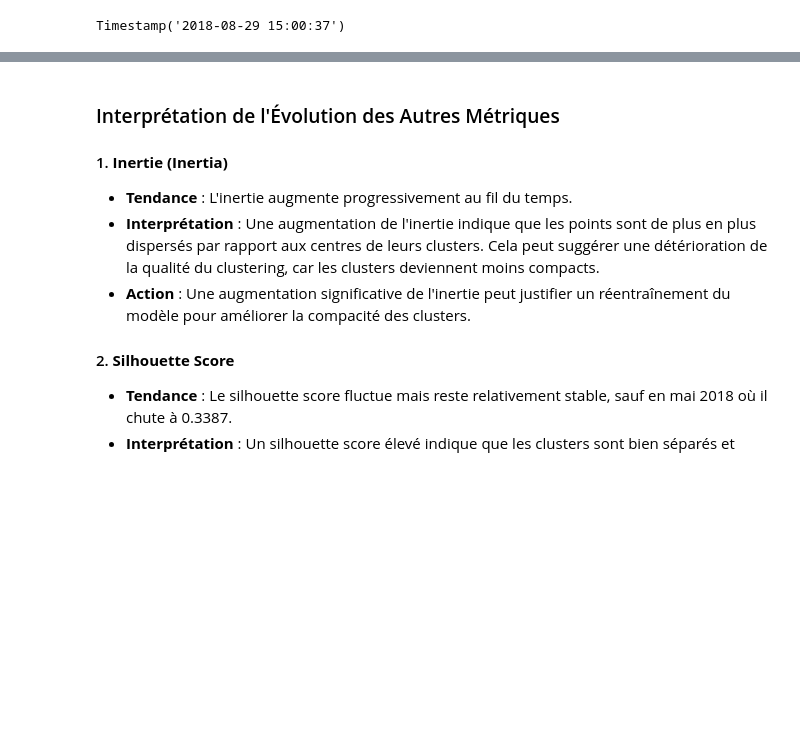
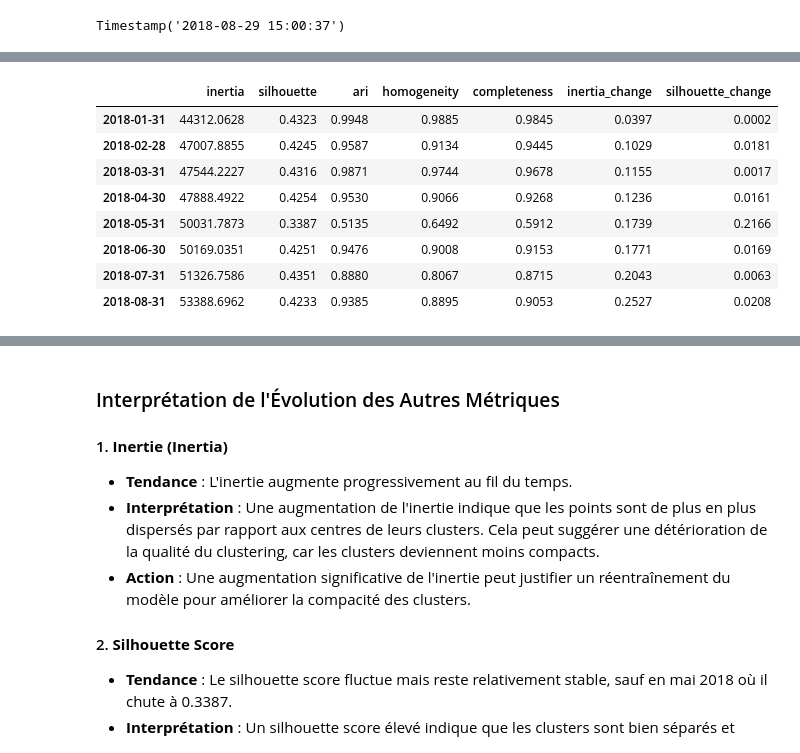
Before and after one commit to DavidScanu/oc-ai-engineer-p05-segmentez-clients-e-commerce, a Jupyter notebook: p05-david_scanu_04_notebook_simulation_20250117.ipynb, the cells around one changed output, grey strips where cells are left out. Cells and saved outputs as stored; diff of their text form; code cells hidden in the pictures; blank space fills up the shorter version.

```diff
--- a/p05-david_scanu_04_notebook_simulation_20250117.ipynb
+++ b/p05-david_scanu_04_notebook_simulation_20250117.ipynb
@@ -349,0 +363,13 @@ Wall time: 2min 40s
+# %%
+metrics_over_time_df = pd.DataFrame(metrics_over_time).T.round(4)
+metrics_over_time_df
+# %% [output]
+|  | inertia | silhouette | ari | homogeneity | completeness | inertia_change | silhouette_change |
+| 2018-01-31 | 44312.0628 | 0.4323 | 0.9948 | 0.9885 | 0.9845 | 0.0397 | 0.0002 |
+| 2018-02-28 | 47007.8855 | 0.4245 | 0.9587 | 0.9134 | 0.9445 | 0.1029 | 0.0181 |
+| 2018-03-31 | 47544.2227 | 0.4316 | 0.9871 | 0.9744 | 0.9678 | 0.1155 | 0.0017 |
+| 2018-04-30 | 47888.4922 | 0.4254 | 0.9530 | 0.9066 | 0.9268 | 0.1236 | 0.0161 |
+| 2018-05-31 | 50031.7873 | 0.3387 | 0.5135 | 0.6492 | 0.5912 | 0.1739 | 0.2166 |
+| 2018-06-30 | 50169.0351 | 0.4251 | 0.9476 | 0.9008 | 0.9153 | 0.1771 | 0.0169 |
+| 2018-07-31 | 51326.7586 | 0.4351 | 0.8880 | 0.8067 | 0.8715 | 0.2043 | 0.0063 |
+| 2018-08-31 | 53388.6962 | 0.4233 | 0.9385 | 0.8895 | 0.9053 | 0.2527 | 0.0208 |
```
Also changed, not shown: parts of 9 cells of this notebook, 3 other files.
